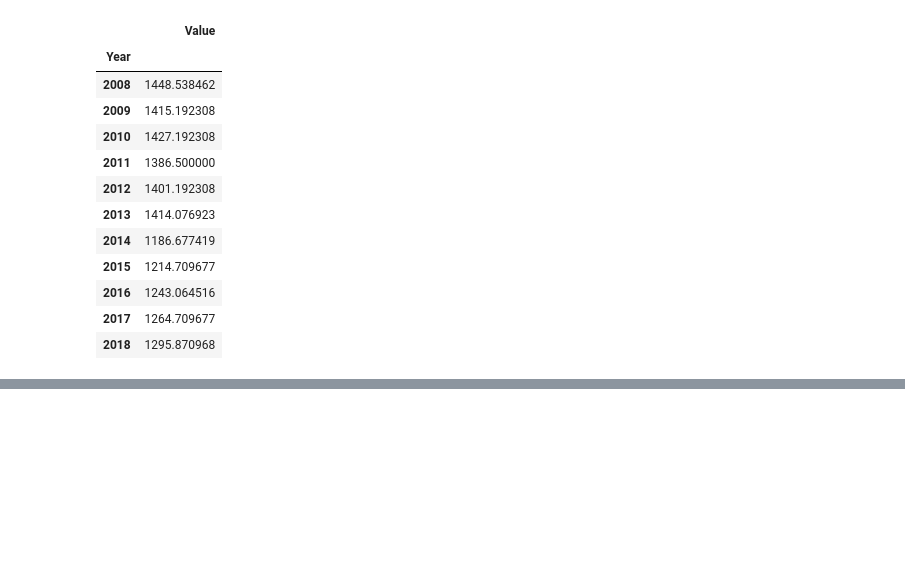
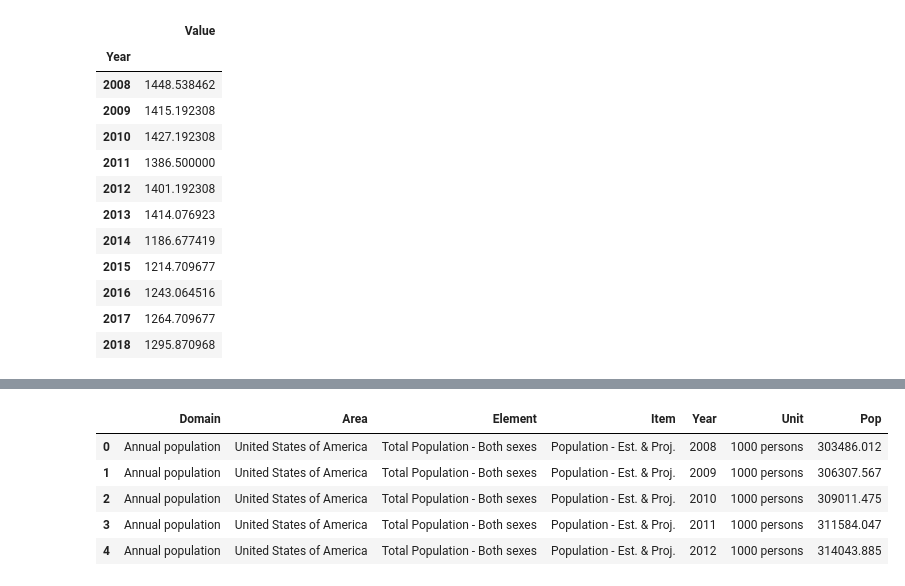
Before and after one commit to arielletannin/Predictors-of-Meat-Consumption, a Jupyter notebook: [Capstone1] Data Wrangling.ipynb, the cells around one changed output, grey strips where cells are left out. Drawn from its saved outputs; the diff is of its cells as text; code cells hidden in the pictures; blank space fills up the shorter version.

```diff
--- a/[Capstone1] Data Wrangling.ipynb
+++ b/[Capstone1] Data Wrangling.ipynb
@@ -161,0 +165,14 @@ fao_all.set_index('Year').groupby(['Year','Item']).sum()
+# %%
+pop = pd.read_csv('pop.csv')
+price = pd.read_csv('prices.csv')
+employment = pd.read_csv('employment.csv')
+# %%
+pop.rename(columns={'Value':'Pop'}, inplace=True)
+pop.head()
+# %% [output]
+|  | Domain | Area | Element | Item | Year | Unit | Pop |
+| 0 | Annual population | United States of America | Total Population - Both sexes | Population - Est. & Proj. | 2008 | 1000 persons | 303486.012 |
+| 1 | Annual population | United States of America | Total Population - Both sexes | Population - Est. & Proj. | 2009 | 1000 persons | 306307.567 |
+| 2 | Annual population | United States of America | Total Population - Both sexes | Population - Est. & Proj. | 2010 | 1000 persons | 309011.475 |
+| 3 | Annual population | United States of America | Total Population - Both sexes | Population - Est. & Proj. | 2011 | 1000 persons | 311584.047 |
+| 4 | Annual population | United States of America | Total Population - Both sexes | Population - Est. & Proj. | 2012 | 1000 persons | 314043.885 |
```
Also changed, not shown: parts of 9 cells of this notebook, 3 other files.
